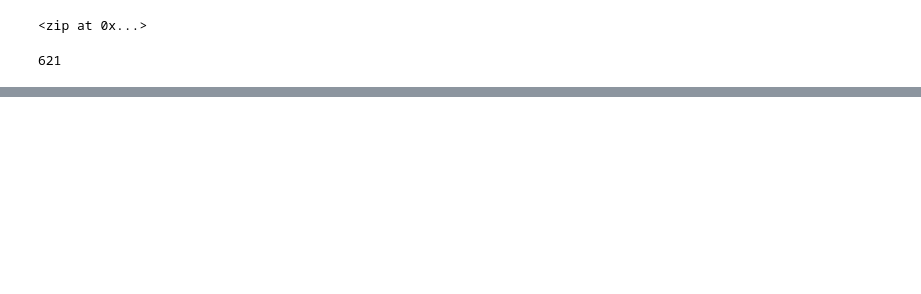
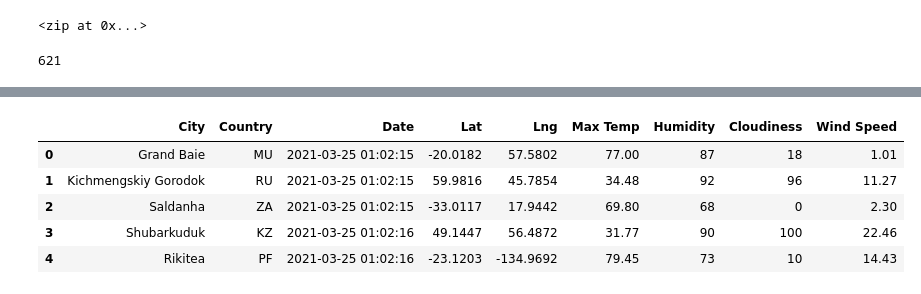
Before and after one commit to Dakota-Dusold/World_Weather_Analysis, a Jupyter notebook: WeatherPy.ipynb, the cells around one changed output, grey strips where cells are left out. Cells and saved outputs as stored; diff of their text form; code cells hidden in the pictures; blank space fills up the shorter version.

```diff
--- a/WeatherPy.ipynb
+++ b/WeatherPy.ipynb
@@ -31,0 +144,12 @@ len(cities)
+# %%
+city_data_new_order = ['City', 'Country', 'Date', 'Lat', 'Lng', 'Max Temp', 'Humidity', 'Cloudiness', 'Wind Speed']
+# %%
+city_data_df = city_data_df[city_data_new_order]
+city_data_df.head()
+# %% [output]
+|  | City | Country | Date | Lat | Lng | Max Temp | Humidity | Cloudiness | Wind Speed |
+| 0 | Grand Baie | MU | 2021-03-25 01:02:15 | -20.0182 | 57.5802 | 77.00 | 87 | 18 | 1.01 |
+| 1 | Kichmengskiy Gorodok | RU | 2021-03-25 01:02:15 | 59.9816 | 45.7854 | 34.48 | 92 | 96 | 11.27 |
+| 2 | Saldanha | ZA | 2021-03-25 01:02:15 | -33.0117 | 17.9442 | 69.80 | 68 | 0 | 2.30 |
+| 3 | Shubarkuduk | KZ | 2021-03-25 01:02:16 | 49.1447 | 56.4872 | 31.77 | 90 | 100 | 22.46 |
+| 4 | Rikitea | PF | 2021-03-25 01:02:16 | -23.1203 | -134.9692 | 79.45 | 73 | 10 | 14.43 |
```
Also changed, not shown: parts of 6 cells of this notebook, 3 other files.
